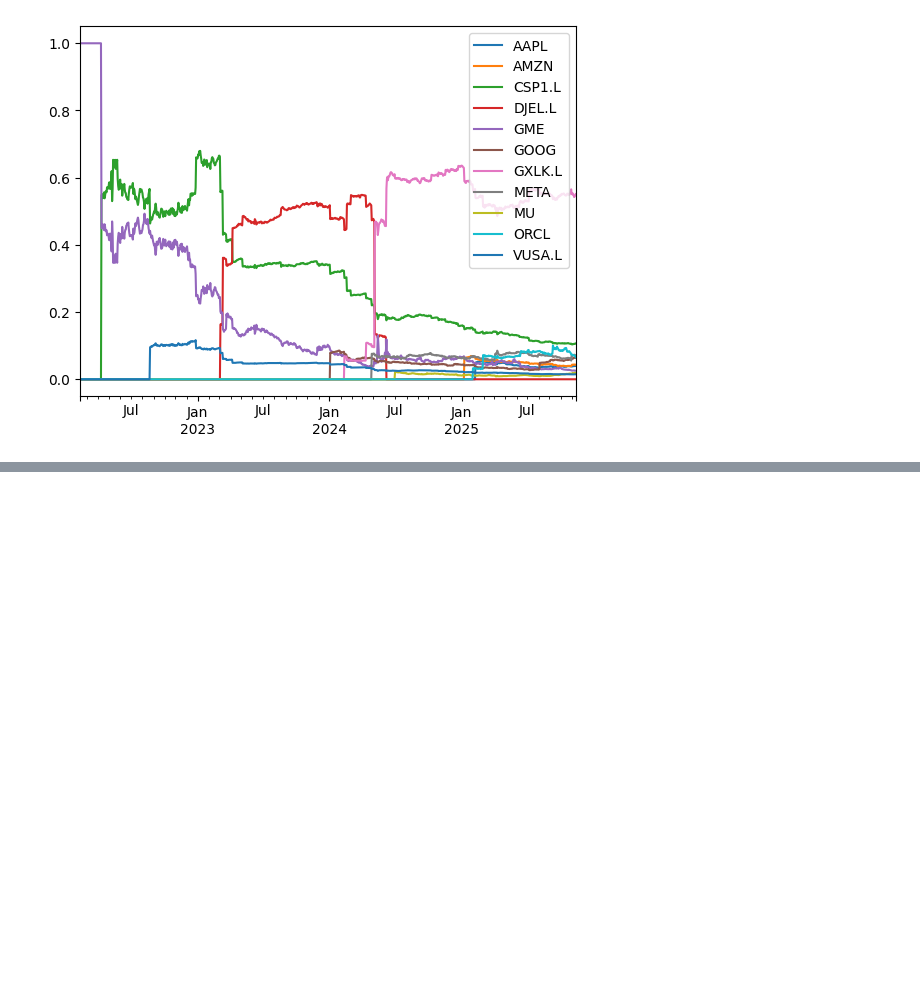
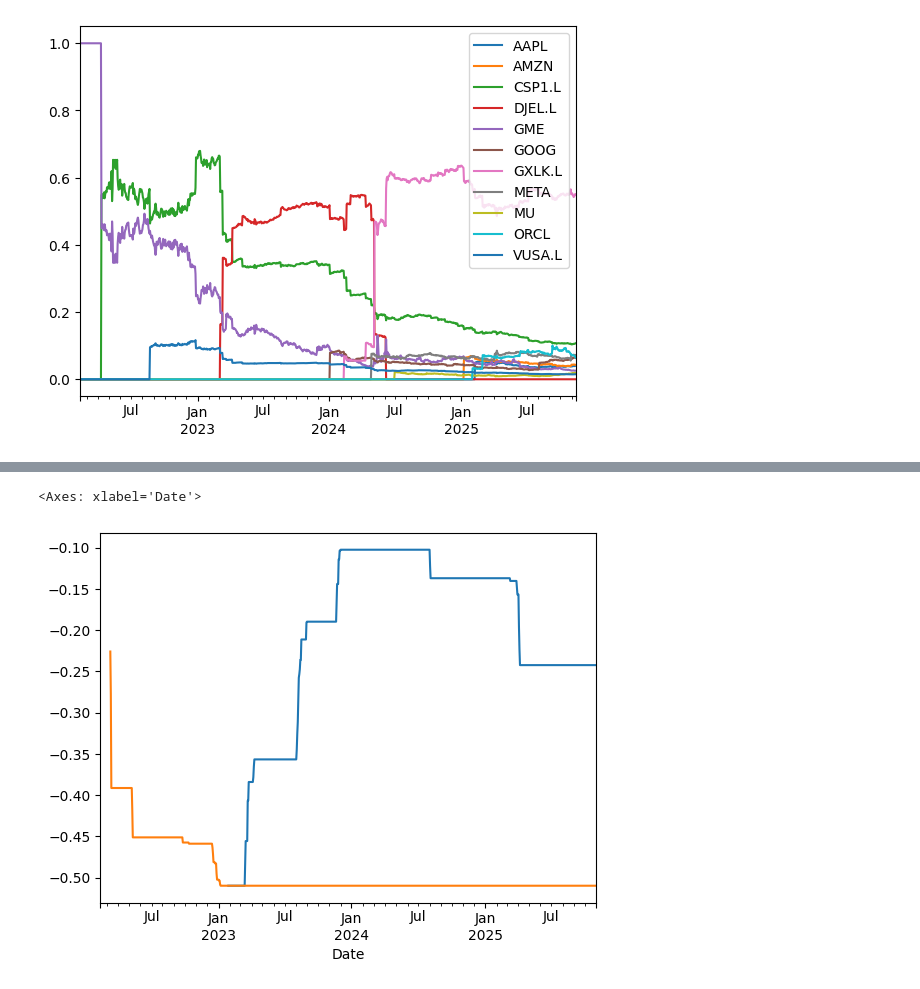
Before and after one commit to abirchLBG/Portfolio, a Jupyter notebook: poc.ipynb, the cells around one changed output, grey strips where cells are left out. Drawn from its saved outputs; the diff is of its cells as text; code cells hidden in the pictures; blank space fills up the shorter version.

```diff
--- a/poc.ipynb
+++ b/poc.ipynb
@@ -225,0 +246,11 @@ dtype: float64
+# %%
+from src.assessments.max_drawdown import MaxDrawdown
+
+max_dd = MaxDrawdown(config=config)
+max_dd.summary()
+max_dd.rolling().plot()
+max_dd.expanding().plot()
+# max_dd.results
+# %% [output]
+<Axes: xlabel='Date'>
+[figure, added]
```
Also changed, not shown: parts of 25 cells of this notebook, 22 other files.
